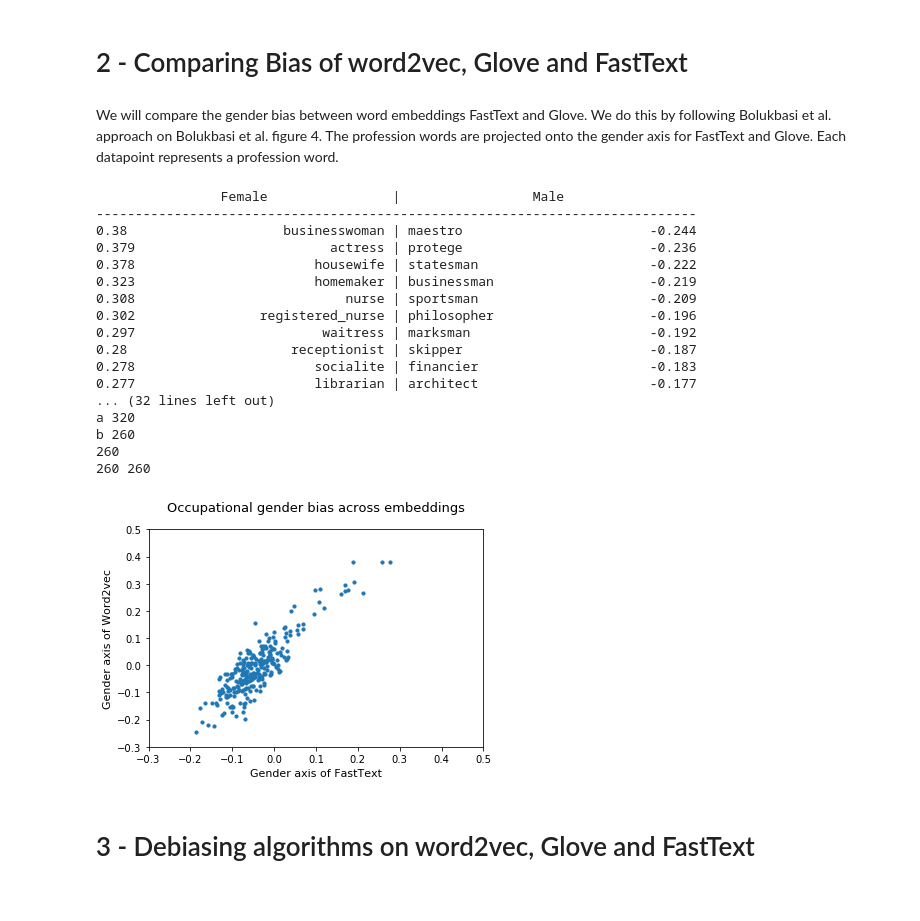
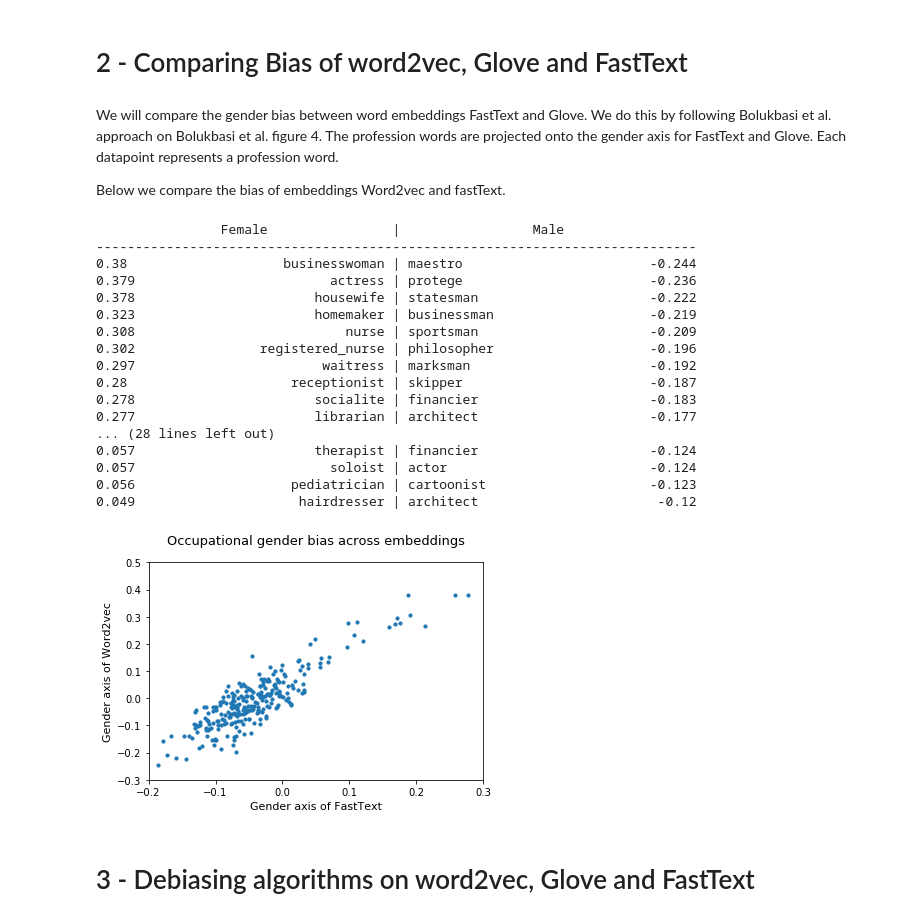
Before and after one commit to KylianvG/Embetter, a Jupyter notebook: replication/Fairness_in_AI_Removing_bias.ipynb, the cells around one changed output. Saved outputs shown, nothing was run; the diff lists cells and outputs as text; code cells hidden in the pictures.

Commit message:
Some fixes to plot script

```diff
--- a/replication/Fairness_in_AI_Removing_bias.ipynb
+++ b/replication/Fairness_in_AI_Removing_bias.ipynb
@@ -123,24 +123,26 @@ sp = E.profession_stereotypes(profession_words, v_gender)
 # 2 - Comparing Bias of word2vec, Glove and FastText
 # %% [markdown]
 We will compare the gender bias between word embeddings FastText and Glove. We do this by following Bolukbasi et al. approach on Bolukbasi et al. figure 4. The profession words are projected onto the gender axis for FastText and Glove. Each datapoint represents a profession word.
+
+Below we compare the bias of embeddings Word2vec and fastText.
 # %%
-compare_occupational_bias(E, E_f, ["Word2vec", "FastText"])
+compare_occupational_bias(E, E_f, ["Word2vec", "FastText"], "compare_bias_w2v_ft")
 # %% [output]
                 Female                |                 Male
 -----------------------------------------------------------------------------
 0.38                    businesswoman | maestro                        -0.244
 0.379                         actress | protege                        -0.236
 0.378                       housewife | statesman                      -0.222
 0.323                       homemaker | businessman                    -0.219
 0.308                           nurse | sportsman                      -0.209
 0.302                registered_nurse | philosopher                    -0.196
 0.297                        waitress | marksman                       -0.192
 0.28                     receptionist | skipper                        -0.187
 0.278                       socialite | financier                      -0.183
 0.277                       librarian | architect                      -0.177
-... (32 lines left out)
-a 320
-b 260
-260
-260 260
+... (28 lines left out)
+0.057                       therapist | financier                      -0.124
+0.057                         soloist | actor                          -0.124
+0.056                    pediatrician | cartoonist                     -0.123
+0.049                     hairdresser | architect                       -0.12
-[figure, old version]
+[figure, new version]
```
Also changed, not shown: parts of 9 cells of this notebook, 1 other file.
